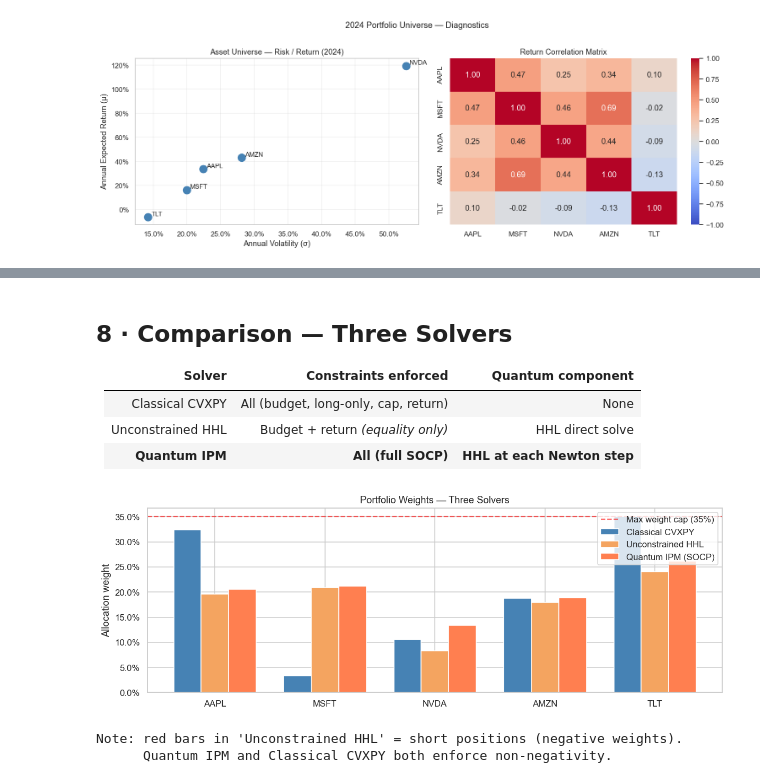
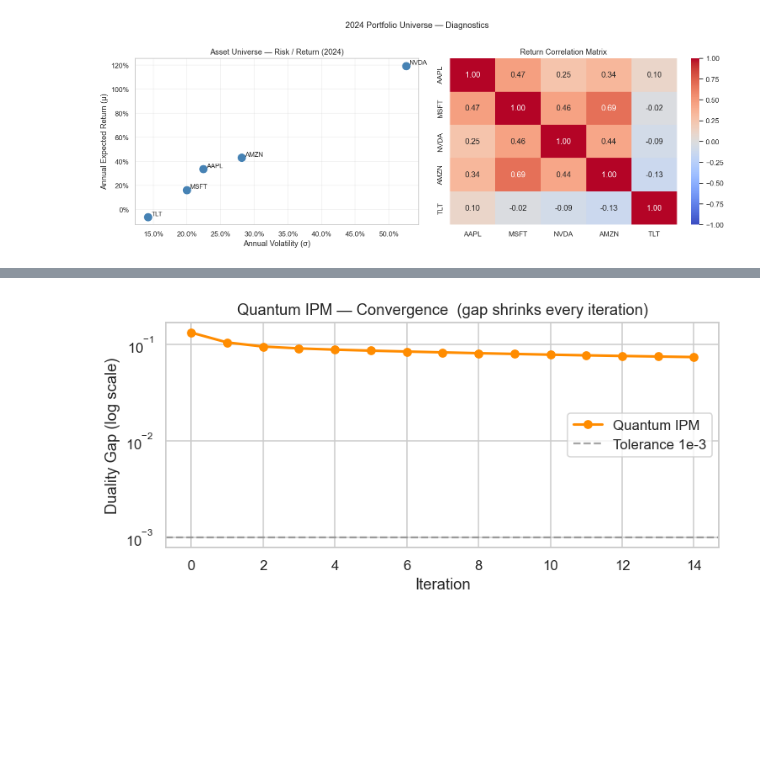
Before and after one commit to Nadav138/QApp, a Jupyter notebook: notebooks/quantum_portfolio_tutorial.ipynb, the cells around one changed output, grey strips where cells are left out. Saved outputs shown, nothing was run; the diff lists cells and outputs as text; code cells hidden in the pictures; blank space fills up the shorter version.

```diff
--- a/notebooks/quantum_portfolio_tutorial.ipynb
+++ b/notebooks/quantum_portfolio_tutorial.ipynb
@@ -858,40 +870,12 @@ HHL circuit from final Newton step:
-# %% [markdown]
-## 8 · Comparison — Three Solvers
-
-| Solver | Constraints enforced | Quantum component |
-|--------|---------------------|-------------------|
-| Classical CVXPY | All (budget, long-only, cap, return) | None |
-| Unconstrained HHL | Budget + return *(equality only)* | HHL direct solve |
-| **Quantum IPM** | **All (full SOCP)** | **HHL at each Newton step** |
-# %%
-x_idx = np.arange(n)
-width = 0.25
-
-fig, ax = plt.subplots(figsize=(11, 4))
-
-ax.bar(x_idx - width,     w_cls if cls_ok else np.zeros(n),
-       width, label="Classical CVXPY",       color="steelblue")
-ax.bar(x_idx,             w_hhl_raw,
-       width, label="Unconstrained HHL",
-       color=["tomato" if v < 0 else "sandybrown" for v in w_hhl_raw])
-ax.bar(x_idx + width,     w_qipm,
-       width, label="Quantum IPM (SOCP)",    color="coral")
-
-ax.axhline(CONFIG["max_weight"], color="red", linestyle="--", alpha=0.6,
-           label=f"Max weight cap ({CONFIG['max_weight']:.0%})")
-ax.axhline(0, color="black", linewidth=0.8)
-ax.set_xticks(x_idx)
-ax.set_xticklabels(assets)
-ax.yaxis.set_major_formatter(mtick.PercentFormatter(1.0))
-ax.set_ylabel("Allocation weight")
-ax.set_title("Portfolio Weights — Three Solvers")
-ax.legend(loc="upper right")
-plt.tight_layout()
-plt.show()
-
-print("\nNote: red bars in 'Unconstrained HHL' = short positions (negative weights).")
-print("      Quantum IPM and Classical CVXPY both enforce non-negativity.")
-# %% [output]
-[figure, removed]
-Note: red bars in 'Unconstrained HHL' = short positions (negative weights).
-      Quantum IPM and Classical CVXPY both enforce non-negativity.
+# %%
+fig, ax = plt.subplots(figsize=(7, 3.5))
+ax.semilogy(ipm_gaps, marker="o", color="darkorange", linewidth=2, label="Quantum IPM")
+ax.axhline(1e-3, color="gray", linestyle="--", alpha=0.7, label="Tolerance 1e-3")
+ax.set_xlabel("Iteration")
+ax.set_ylabel("Duality Gap (log scale)")
+ax.set_title("Quantum IPM — Convergence  (gap shrinks every iteration)")
+ax.legend()
+plt.tight_layout()
+plt.show()
+# %% [output]
+[figure, added]
```
Also changed, not shown: parts of 57 cells of this notebook, 2 other files.
